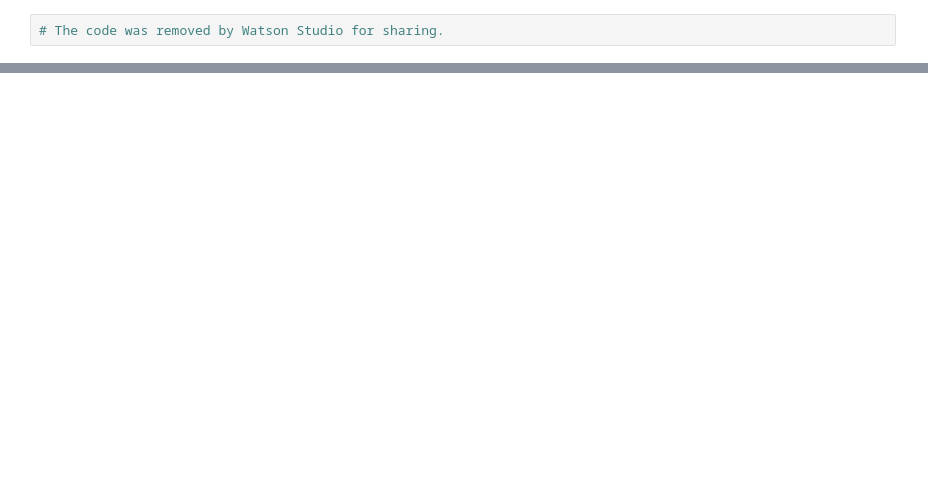
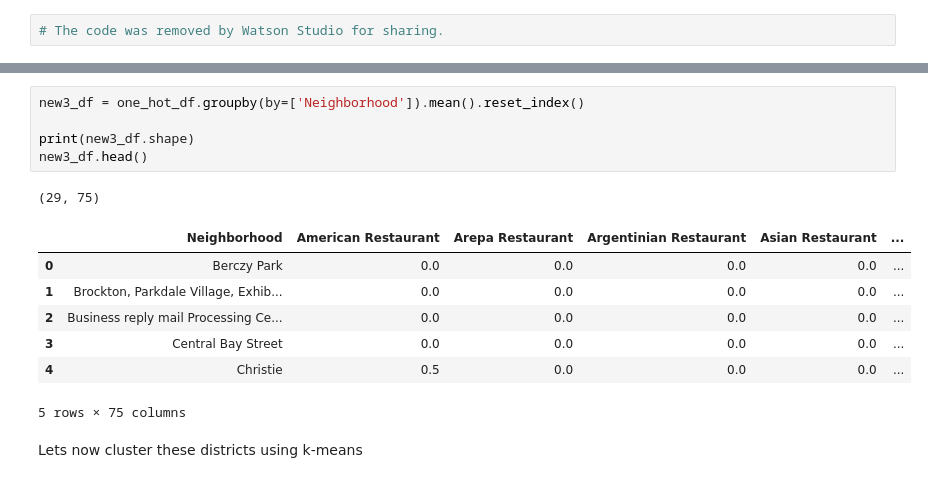
Before and after one commit to Koustav-Samaddar/Coursera_Capstone, a Jupyter notebook: Capstone Project - Battle of the Neighborhoods.ipynb, the cells around one changed output, grey strips where cells are left out. Cells and saved outputs as stored; diff of their text form; blank space fills up the shorter version.

```diff
--- a/Capstone Project - Battle of the Neighborhoods.ipynb
+++ b/Capstone Project - Battle of the Neighborhoods.ipynb
@@ -186,0 +290,16 @@ map_toronto
+# %%
+new3_df = one_hot_df.groupby(by=['Neighborhood']).mean().reset_index()
+
+print(new3_df.shape)
+new3_df.head()
+# %% [output]
+(29, 75)
+|  | Neighborhood | American Restaurant | Arepa Restaurant | Argentinian Restaurant | Asian Restaurant | ... |
+| 0 | Berczy Park | 0.0 | 0.0 | 0.0 | 0.0 | ... |
+| 1 | Brockton, Parkdale Village, Exhib... | 0.0 | 0.0 | 0.0 | 0.0 | ... |
+| 2 | Business reply mail Processing Ce... | 0.0 | 0.0 | 0.0 | 0.0 | ... |
+| 3 | Central Bay Street | 0.0 | 0.0 | 0.0 | 0.0 | ... |
+| 4 | Christie | 0.5 | 0.0 | 0.0 | 0.0 | ... |
+5 rows × 75 columns
+# %% [markdown]
+Lets now cluster these districts using k-means
```
Also changed, not shown: parts of 15 cells of this notebook.
